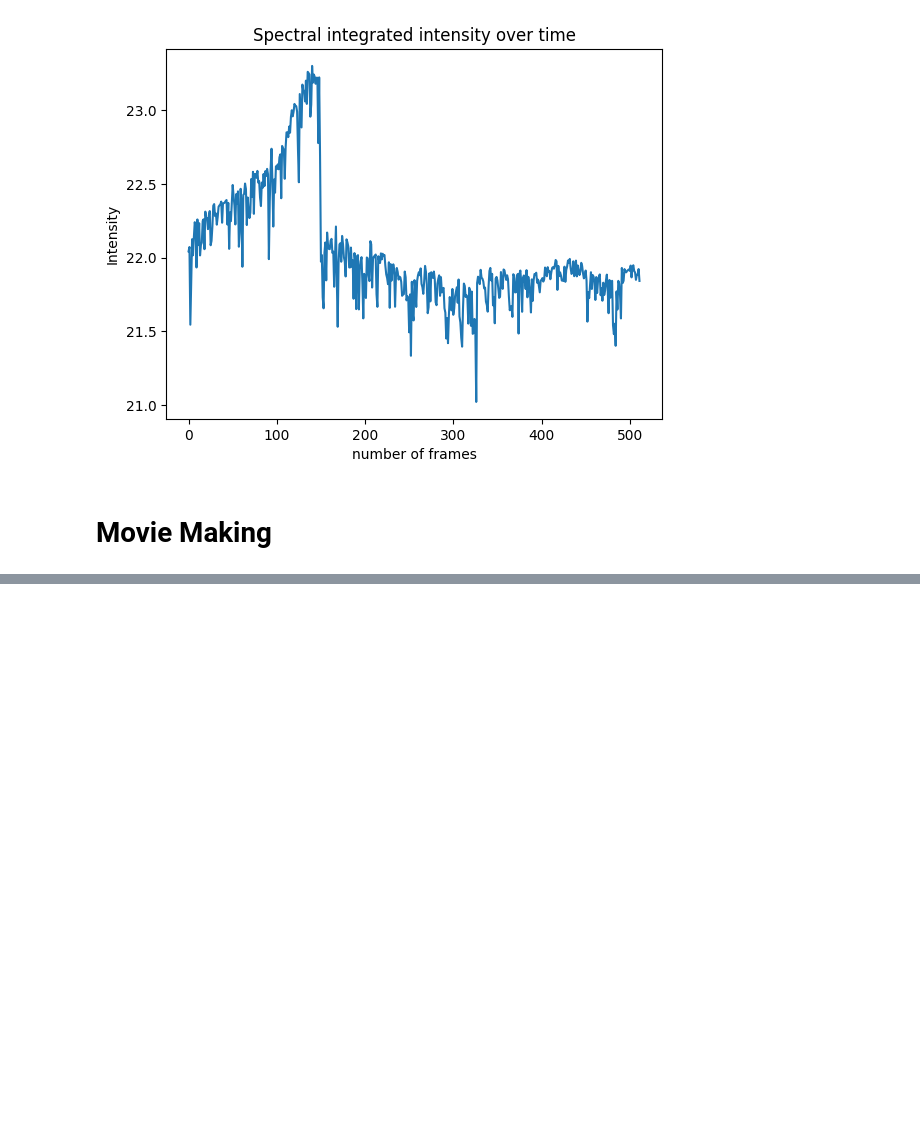
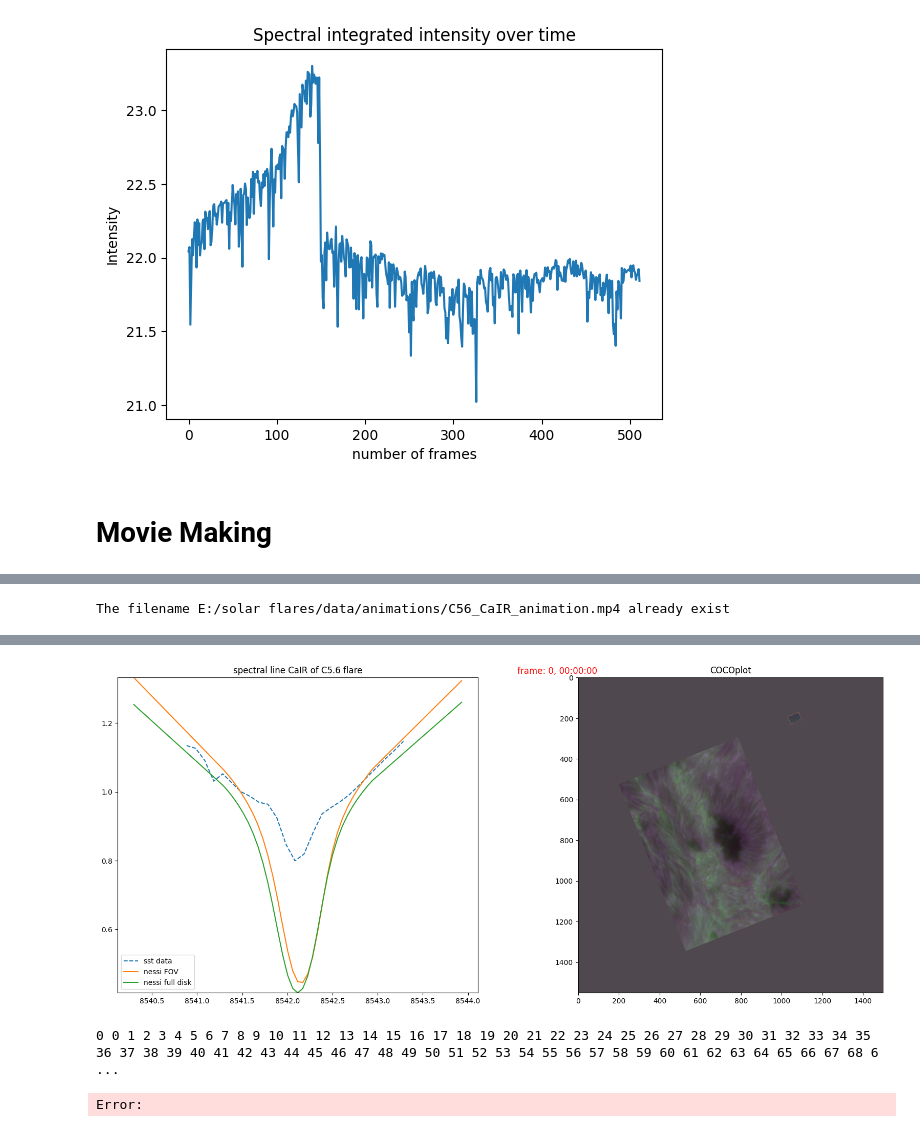
Before and after one commit to demichieldewilde/solar-flares, a Jupyter notebook: data/2015-06-24/saas_CaIR15.ipynb, the cells around one changed output, grey strips where cells are left out. Cells and saved outputs as stored; diff of their text form; code cells hidden in the pictures; blank space fills up the shorter version.

```diff
--- a/data/2015-06-24/saas_CaIR15.ipynb
+++ b/data/2015-06-24/saas_CaIR15.ipynb
@@ -357,0 +354,9 @@ frame: 0, 14:48:29.717, total number of frames: 512
+# %%
+import os
+filename = f'E:/solar flares/data/animations/{name_of_flare.replace(".", "")}_{name_of_line}_animation.mp4'
+import matplotlib.animation as animation
+
+if os.path.isfile(filename):
+    print(f"The filename {filename} already exist")
+# %% [output]
+The filename E:/solar flares/data/animations/C56_CaIR_animation.mp4 already exist
@@ -357,0 +399,40 @@ frame: 0, 14:48:29.717, total number of frames: 512
+# %%
+
+
+def frame_visualization(sst_data, frame, theta):
+    fig, ax = plt.subplots(nrows=1,ncols=2,figsize=(20, 8), gridspec_kw={"width_ratios":[1,1]})
+
+    sst_data.ccp_frame(frame,Show=False)
+    a=sst_data.current_ccp
+
+    ax[0].set_title(f"spectral line {name_of_line} of {name_of_flare} flare")
+    sst_data.frame_integrated_spect(frame)
+    if 'CaK' in name_of_line:
+        line_sst, = ax[0].plot(sst_data._wavel[:-1]-theta[0], sst_data.av_spect[:-1], '--', label='sst data')
+    else:
+        line_sst, = ax[0].plot(sst_data._wavel-theta[0], sst_data.av_spect, '--', label='sst data')
+    ax[0].plot(wav , f_nessi_fov(theta)(wav), label='nessi FOV')
+    ax[0].plot(wav, f_nessi_saas(theta)(wav), label='nessi full disk')
+    ax[0].legend()
+
+    ax[0].set_ylim(limit)
+
+    im = ax[1].imshow(Image.fromarray(sst_data.current_ccp[::-1,:]))
+    ax[1].set_title("COCOplot")
+    text = ax[1].text(
+        -300,
+        -20,
+        f"frame: {frame}, {un.time_hulp(sst_data.TIME[frame])}",
+        fontsize=12,
+        color='red',
+    )
+    print(
+        f"frame: {frame}, {sst_data._time[frame]}, total number of frames: {sst_data._number_of_frames} "
+    )
+
+    plt.show()
+
+    return fig, line_sst,  im, text
+
+fig, line_sst, im, text, = frame_visualization(sst_data, frame, sst_data.theta_nessi_to_quiet_sun)
+# %% [output]
@@ -357,0 +440 @@ frame: 0, 14:48:29.717, total number of frames: 512
+[figure, added]
@@ -357,0 +466,24 @@ frame: 0, 14:48:29.717, total number of frames: 512
+# %%
+
+
+
+# call the animator.  blit=True means only re-draw the parts that have changed.
+anim = animation.FuncAnimation(fig, animate,
+                            frames=(sst_data._number_of_frames-1) // step, interval=500)
+
+# save the animation as an mp4.  This requires ffmpeg or mencoder to be
+# installed.  The extra_args ensure that the x264 codec is used, so that
+# the video can be embedded in html5.  You may need to adjust this for
+# your system: for more information, see
+# http://matplotlib.sourceforge.net/api/animation_api.html
+anim.save(filename, fps=fps, extra_args=['-vcodec', 'libx264'])
+
+
+
+print("We are exiting this kernel")
+# %% [output]
+0 0 1 2 3 4 5 6 7 8 9 10 11 12 13 14 15 16 17 18 19 20 21 22 23 24 25 26 27 28 29 30 31 32 33 34 35 36 37 38 39 40 41 42 43 44 45 46 47 48 49 50 51 52 53 54 55 56 57 58 59 60 61 62 63 64 65 66 67 68 6 ...
+# %%
+exit()
+# %% [output]
+Error:
```
Also changed, not shown: parts of 4 cells of this notebook, 5 other files.
